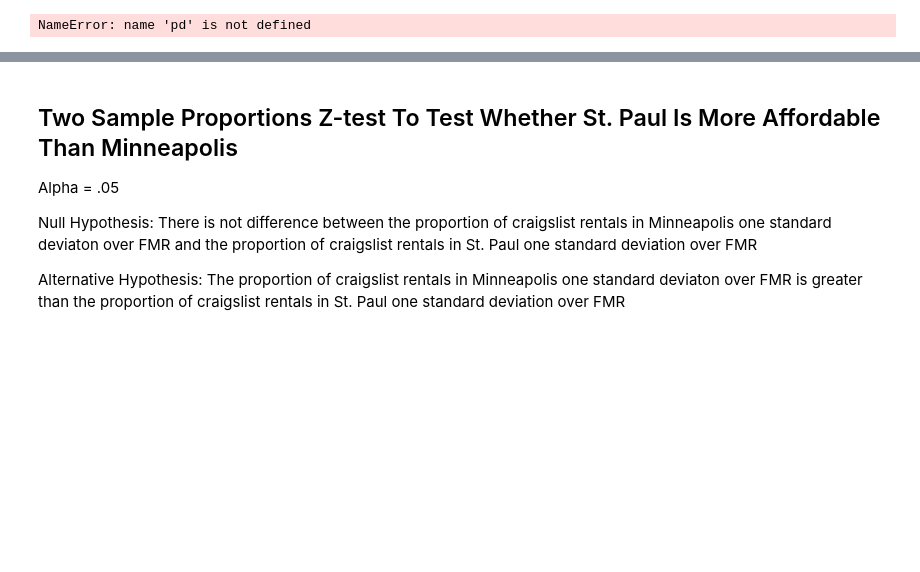
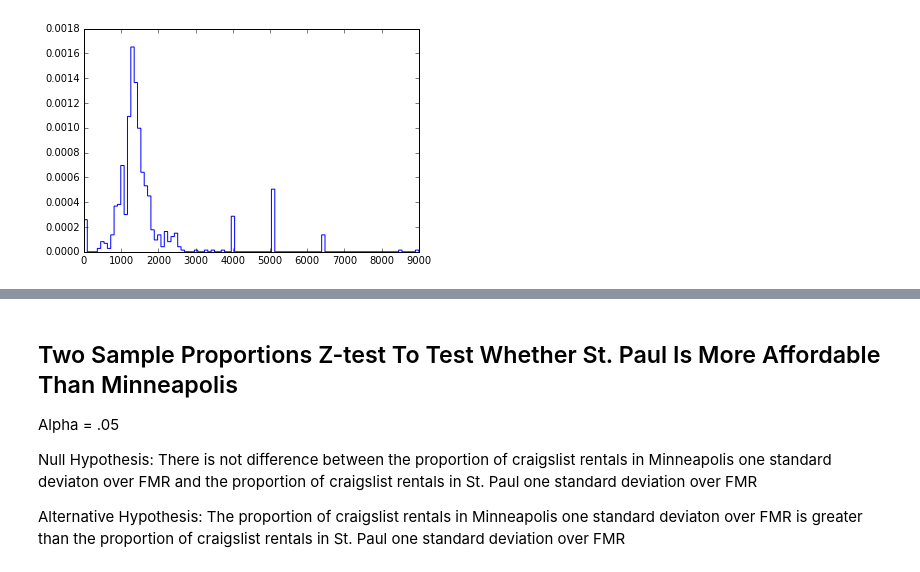
Before and after one commit to murra667/Inferential-Statistics-Craigslist-Rental-Market-Twin-Cities, a Jupyter notebook: Craigslist Rental Housing Ads Inferential Statistics.ipynb, the cells around one changed output, grey strips where cells are left out. Drawn from its saved outputs; the diff is of its cells as text; code cells hidden in the pictures; blank space fills up the shorter version.

```diff
--- a/Craigslist Rental Housing Ads Inferential Statistics.ipynb
+++ b/Craigslist Rental Housing Ads Inferential Statistics.ipynb
@@ -48,13 +57,16 @@ unassigned_beds
 # %%
 # import pickle file containing bed values that were unassigned
 unassigned_beds = pd.read_pickle('unassigned_beds.pickle', compression = "infer")
 # limit to price column
+unassigned_beds['price'] = unassigned_beds['price'].astype(float)
+# drop clear outliers from unassigned beds
+unassigned_beds = unassigned_beds.loc[unassigned_beds['price'] < 10000]
 unassigned_beds = unassigned_beds['price']
 # visualize distribution of unassigned beds to look for patterns
 _ = plt.hist(unassigned_beds, bins = 100, normed=True, histtype = 'step')
 plt.show()
 # %% [output]
-NameError: name 'pd' is not defined
+[figure, added]
 # %%
 # subset beds that were assigned one to take a closer look
 one_bed = over_fmr.loc[over_fmr['beds_baths'] == "1"]
```
Also changed, not shown: parts of 15 cells of this notebook.
